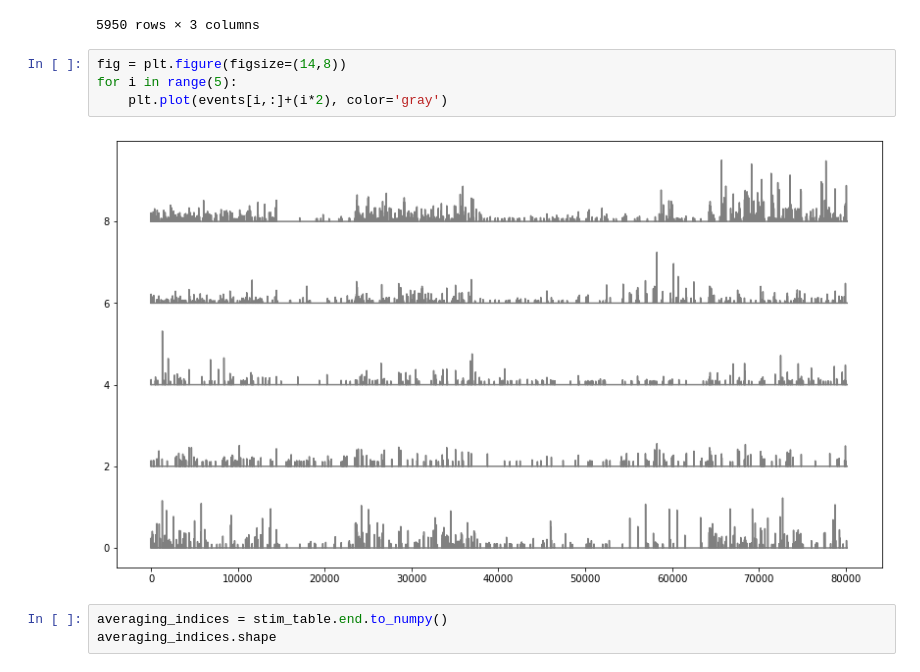
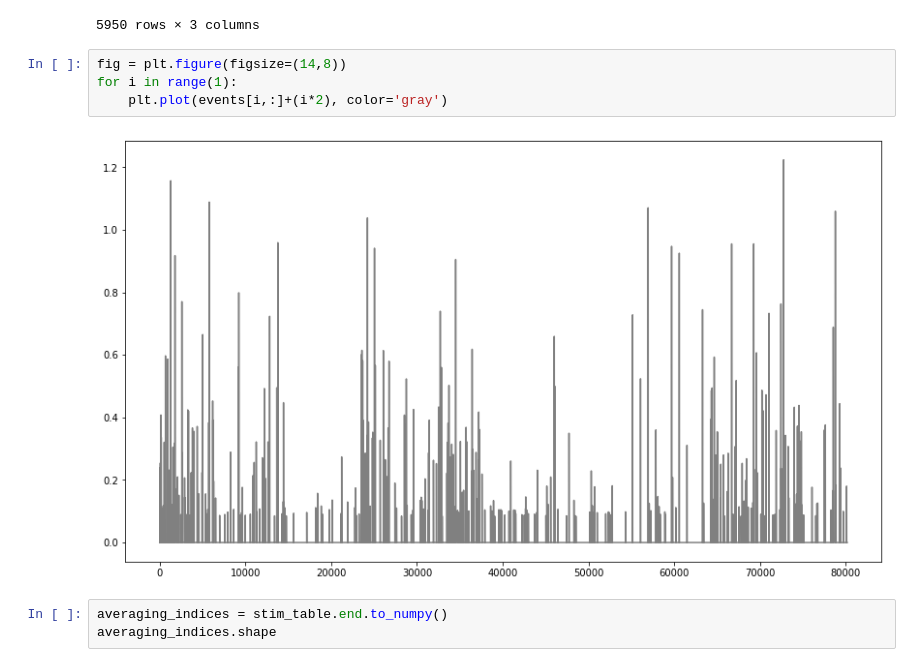
Before and after one commit to gabrieldrew/TReND-CaMinA-Project, a Jupyter notebook: code/Dims.ipynb, the cells around one changed output. Drawn from its saved outputs; the diff is of its cells as text.

```diff
--- a/code/Dims.ipynb
+++ b/code/Dims.ipynb
@@ -245,10 +245,10 @@ stim_table
 5950 rows × 3 columns
 # %%
 fig = plt.figure(figsize=(14,8))
-for i in range(5):
+for i in range(1):
     plt.plot(events[i,:]+(i*2), color='gray')
 # %% [output]
-[figure, old version]
+[figure, new version]
 # %%
 averaging_indices = stim_table.end.to_numpy()
 averaging_indices.shape
```
Also changed, not shown: parts of 14 cells of this notebook, 1 other file.
